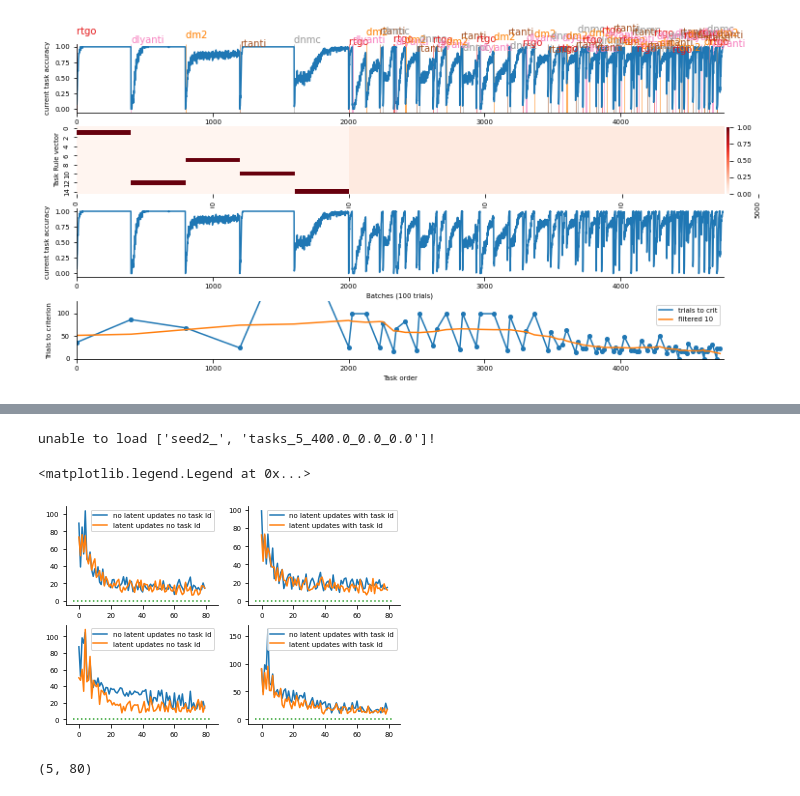
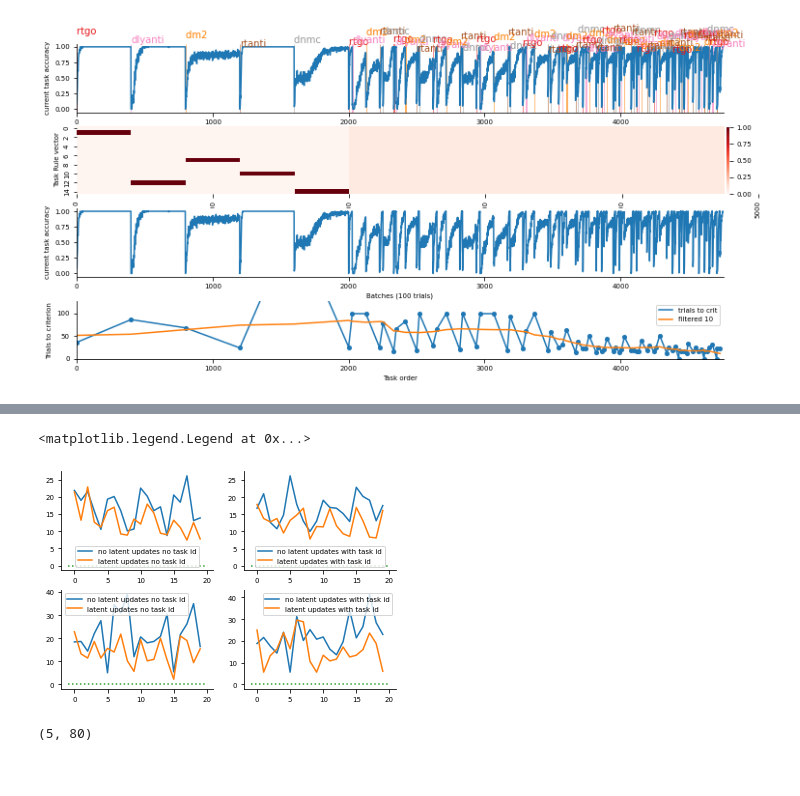
Before and after one commit to hummosa/Thalamus, a Jupyter notebook: analysis/quering_cognitive_disentangler.ipynb, the cells around one changed output, grey strips where cells are left out. Saved outputs shown, nothing was run; the diff lists cells and outputs as text; code cells hidden in the pictures.

Commit message:
after changing learning rate and loops

```diff
--- a/analysis/quering_cognitive_disentangler.ipynb
+++ b/analysis/quering_cognitive_disentangler.ipynb
@@ -48,7 +48,7 @@ import seaborn as sns
 from utils import get_logs_and_files, convert_train_to_test_idx
 # %%
 # exp_name= 'neurips'
-data_folder = './../files/cluster_fu/'
+data_folder = './../files/cluster_fu2/'
 exp_name= 'random_gates_add'
 # exp_name= 'neurips/brittle_policy'
 # exp_name= 'neurips/td'
@@ -59,7 +59,7 @@ testing_log_files = [logfile for logfile in filenames if logfile.__contains__('t
 training_log_files = [logfile for logfile in filenames if logfile.__contains__('training_log')]
 config_files = [logfile for logfile in filenames if logfile.__contains__('config')]
 # print('config files: ', config_files)
-print('testing_logs :', testing_log_files)
-print('training_logs :', training_log_files)
+# print('testing_logs :', testing_log_files)
+# print('training_logs :', training_log_files)
 # %% [output]
 current folder:  /home/ahummos/code/multiplicative/analysis
@@ -148,19 +136,3 @@ def plot_long_term_cluster_discovery( config, training_log, testing_log):
 plot_long_term_cluster_discovery(config, training_log, testing_log)
 # %% [output]
 [figure]
-# %%
-# exp_name=''
-seed = 1
-loops = 0.0
-task_rule = 1.0
-no_of_tasks = 5
-search_strs=[f'seed{seed}_', f'tasks_{no_of_tasks}_{loops:3.1f}_{task_rule:1.1f}_0.0']
-exp_name = 'random_gates_mul'
-testing_logs, test_files = get_logs_and_files(data_folder, exp_name, file_sig='testing_log', search_strs=search_strs)
-training_logs, train_files = get_logs_and_files(data_folder, exp_name, file_sig='training_log', search_strs=search_strs)
-configs, config_files = get_logs_and_files(data_folder, exp_name, file_sig='config', search_strs=search_strs)
-config_files
-
-testing_log = testing_logs[0]
-training_log = training_logs[0]
-config = configs[0]
@@ -203,11 +170,11 @@ data = defaultdict(list)
 no_of_tasks = 5
 for loop in [0.0, 400.0]:
     for task_rule in [0.0, 1.0]:
-        for seed in range(5):
+        for seed in range(9):
             config, training_log, testing_log = load_simulation(data_folder, exp_name, seed, loop, task_rule, no_of_tasks)
             if not config is None: # if exp actually loaded and exists.
                 exps.append({'loop': loop, 'task_rule': task_rule, 'no_of_tasks': no_of_tasks, 'seed': seed})
-                data['ttcs'].append(training_log.trials_to_crit)
+                data['ttcs'].append(training_log.trials_to_crit[-20:])
 
 ax = axes[0,0]
 ttcs = np.stack([data['ttcs'][i]  for i in range(len(data['ttcs'])) if exps[i]['loop'] == 0.0 and exps[i]['task_rule'] == 0.0])
@@ -223,39 +190,38 @@ ax.plot(ttcs.mean(0), label = 'no latent updates with task id')
 ttcs = np.stack([data['ttcs'][i]  for i in range(len(data['ttcs'])) if exps[i]['loop'] == 400.0 and exps[i]['task_rule'] == 1.0])
 ax.plot(ttcs.mean(0), label = 'latent updates with task id')
 ax.plot(ax.get_xlim(), [0, 0], ':')
 ax.legend()
 
-exp_name = 'random_gates_mul'
+exp_name = 'random_gates_add'
 exps = []
 data = defaultdict(list)
-no_of_tasks = 5
+no_of_tasks = 10
 for loop in [0.0, 400.0]:
     for task_rule in [0.0, 1.0]:
         for seed in range(5):
             config, training_log, testing_log = load_simulation(data_folder, exp_name, seed, loop, task_rule, no_of_tasks)
             if not config is None: # if exp actually loaded and exists.
                 exps.append({'loop': loop, 'task_rule': task_rule, 'no_of_tasks': no_of_tasks, 'seed': seed})
-                data['ttcs'].append(training_log.trials_to_crit)
+                data['ttcs'].append(training_log.trials_to_crit[-20:])
 
 ax = axes[1,0]
 ttcs = np.stack([data['ttcs'][i]  for i in range(len(data['ttcs'])) if exps[i]['loop'] == 0.0 and exps[i]['task_rule'] == 0.0])
 ax.plot(ttcs.mean(0), label = 'no latent updates no task id')
 ttcs = np.stack([data['ttcs'][i]  for i in range(len(data['ttcs'])) if exps[i]['loop'] == 400.0 and exps[i]['task_rule'] == 0.0])
 ax.plot(ttcs.mean(0), label = 'latent updates no task id')
 ax.plot(ax.get_xlim(), [0, 0], ':')
 ax.legend()
 
 ax = axes[1,1]
 ttcs = np.stack([data['ttcs'][i]  for i in range(len(data['ttcs'])) if exps[i]['loop'] == 0.0 and exps[i]['task_rule'] == 1.0])
 ax.plot(ttcs.mean(0), label = 'no latent updates with task id')
 ttcs = np.stack([data['ttcs'][i]  for i in range(len(data['ttcs'])) if exps[i]['loop'] == 400.0 and exps[i]['task_rule'] == 1.0])
 ax.plot(ttcs.mean(0), label = 'latent updates with task id')
 ax.plot(ax.get_xlim(), [0, 0], ':')
 ax.legend()
 # %% [output]
-unable to load ['seed2_', 'tasks_5_400.0_0.0_0.0']!
+<matplotlib.legend.Legend at 0x...>
-<matplotlib.legend.Legend at 0x...>
-[figure, old version]
+[figure, new version]
 # %%
 tt = np.stack(ttcs)
 # %%
```
Also changed, not shown: parts of 7 cells of this notebook, 4 other files.
